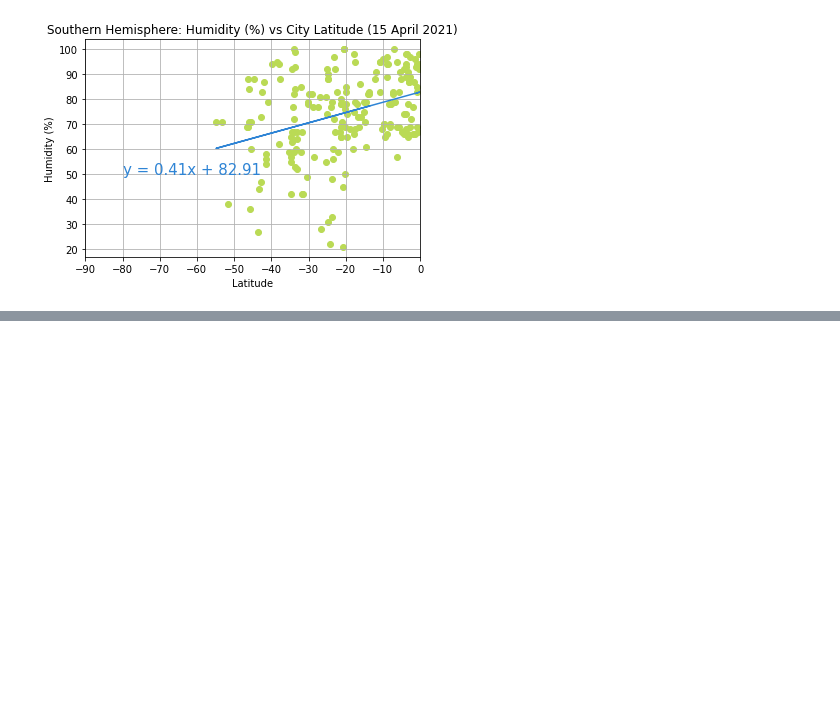
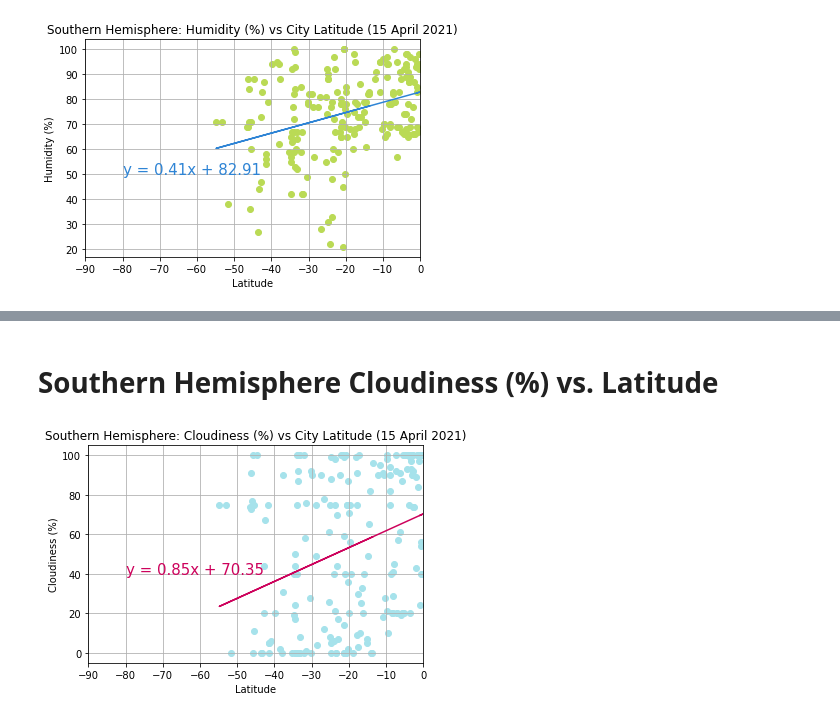
Before and after one commit to zarzarbinks0702/Global-Weather-Analysis, a Jupyter notebook: WeatherPy/WeatherPy.ipynb, the cells around one changed output, grey strips where cells are left out. Drawn from its saved outputs; the diff is of its cells as text; code cells hidden in the pictures; blank space fills up the shorter version.

```diff
--- a/WeatherPy/WeatherPy.ipynb
+++ b/WeatherPy/WeatherPy.ipynb
@@ -436,0 +467,30 @@ plt.show()
+# %% [markdown]
+# Southern Hemisphere Cloudiness (%) vs. Latitude
+# %%
+#linear regression points (using cs to denote southern cloudiness)
+(cs_slope, cs_int, cs_r, cs_p, cs_stderr) = linregress(s_lat, s_clouds)
+#calculating regress values
+cs_regress = s_lat * cs_slope + cs_int
+#writing the line equation
+cs_eq = f"y = {str(round(cs_slope, 2))}x + {str(round(cs_int, 2))}"
+
+#creating the coludiness vs lat plot
+plt.scatter(s_lat, s_clouds, color="#a6e2eb")
+#setting plot properties
+plt.title("Southern Hemisphere: Cloudiness (%) vs City Latitude (15 April 2021)")
+plt.xlabel("Latitude")
+plt.ylabel("Cloudiness (%)")
+plt.xlim([-90, 0])
+plt.grid()
+
+#plotting linear regression line
+plt.plot(s_lat, cs_regress, color="#cd025c")
+#setting properties for the regression line
+plt.annotate(cs_eq,(-80, 40), fontsize=15, color="#cd025c")
+
+#save the figure as a png file
+plt.savefig("output_data/south_cloudiness_vs_lat_15April2021.png")
+
+plt.show()
+# %% [output]
+[figure, added]
```
Also changed, not shown: parts of 6 cells of this notebook, 4 other files.
